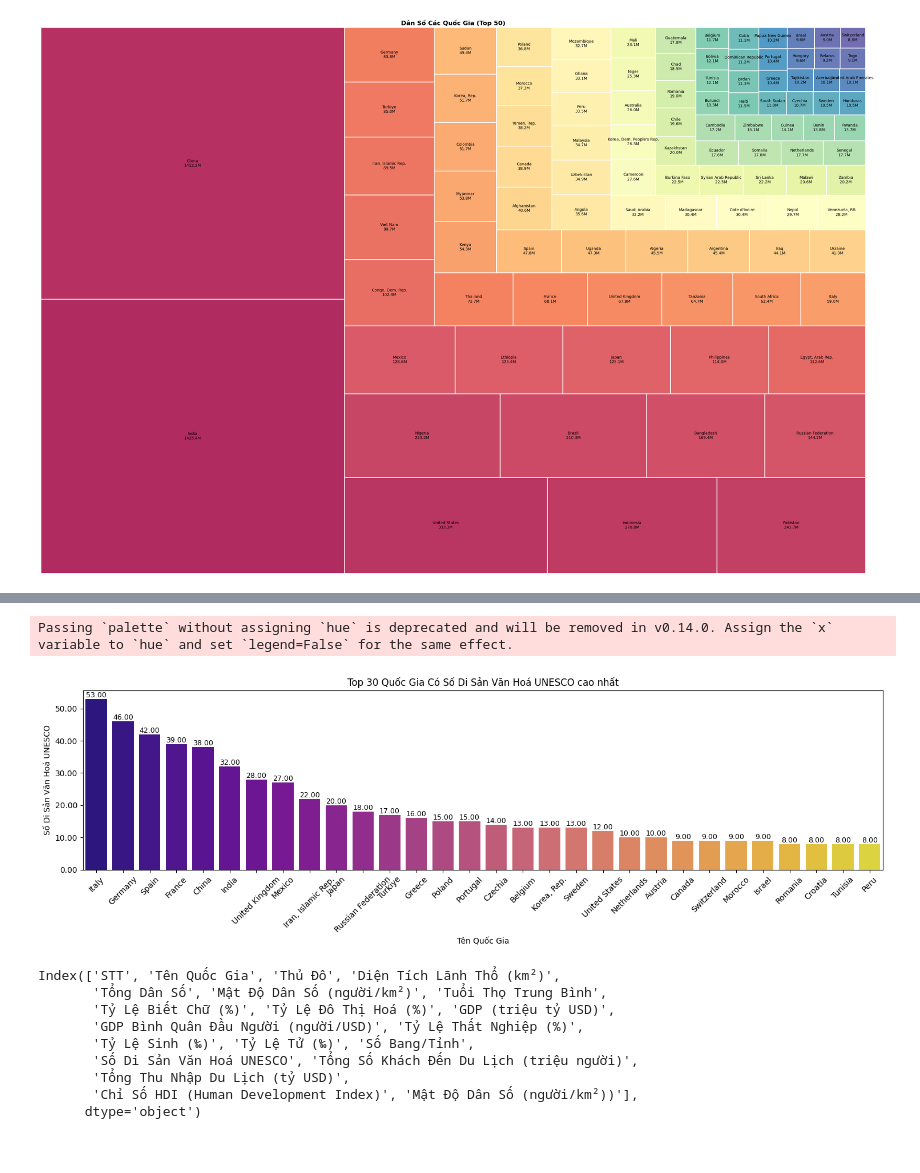
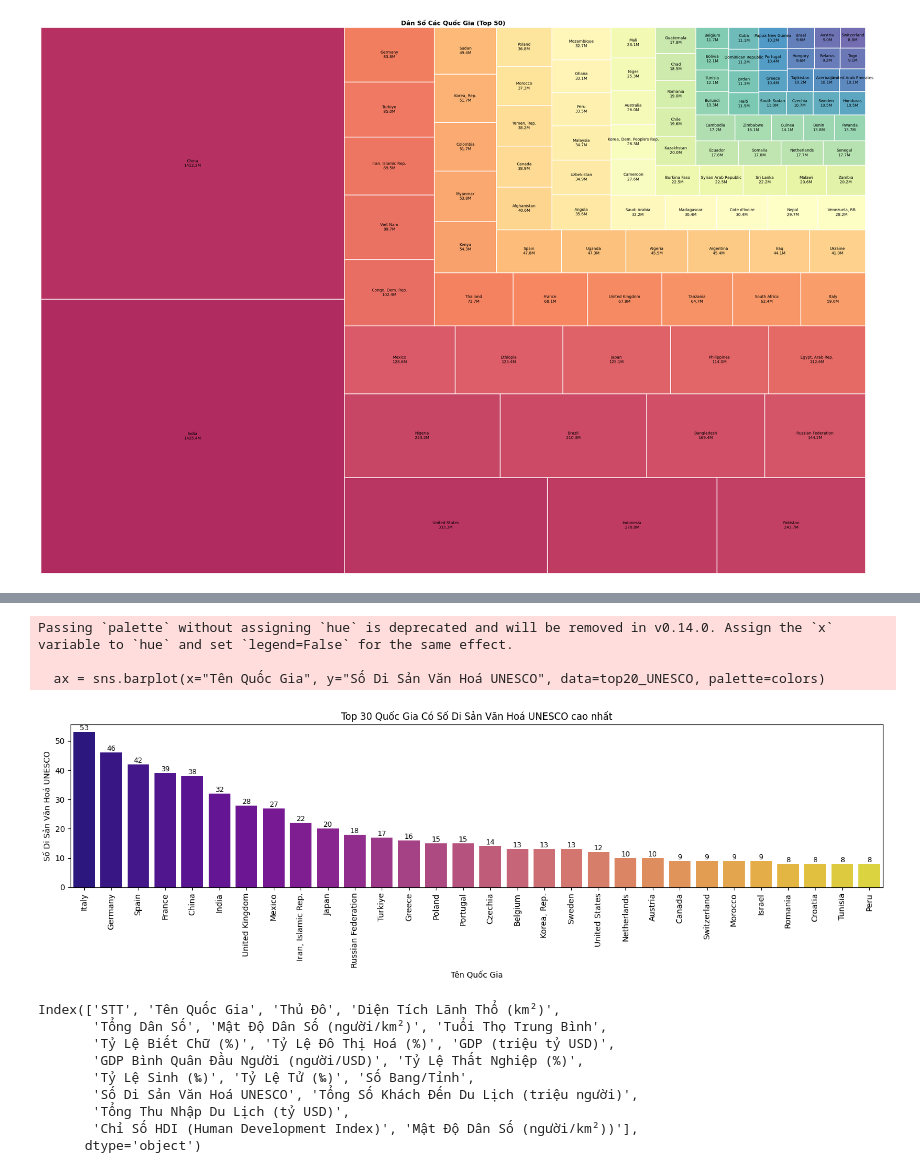
Before and after one commit to HUyEsona/Data-visualization-axis, a Jupyter notebook: main.ipynb, the cells around one changed output, grey strips where cells are left out. Drawn from its saved outputs; the diff is of its cells as text; code cells hidden in the pictures.

```diff
--- a/main.ipynb
+++ b/main.ipynb
@@ -257,17 +285,17 @@ ax = sns.barplot(x="Tên Quốc Gia", y="Tỷ Lệ Sinh (‰)", data=top10_live_
 plt.xticks(rotation=0)
 plt.ylabel("Tỷ Lệ Sinh (‰)", fontsize=10)
 plt.title("Top 10 Quốc Gia Có Tỷ Lệ Sinh Cao Nhất", fontsize=12)
-for idx, row in top10_live_Per.iterrows():
+for i, row in top10_live_Per.iterrows():
     ax.text(
-        x=top10_live_Per.index.get_loc(idx),
+        x=top10_live_Per.index.get_loc(i),
         y=row["Tỷ Lệ Sinh (‰)"],
-        s=f'{row["Tỷ Lệ Sinh (‰)"]:.2f}',
+        s=f'{row["Tỷ Lệ Sinh (‰)"] * 100:.0f}%',
         ha='center',
         va='bottom',
         fontsize=9,
         color='black'
     )
-formatter = FuncFormatter(lambda x, pos: f'{x:.2f}')
+formatter = FuncFormatter(lambda x, pos: f'{x * 100:.0f}%')
 plt.gca().yaxis.set_major_formatter(formatter)
 plt.tight_layout()
 plt.show()
@@ -303,23 +335,24 @@ Passing `palette` without assigning `hue` is deprecated and will be removed in v
 # %%
 df["Tổng Số Khách Đến Du Lịch (triệu người)"] = pd.to_numeric(df["Tổng Số Khách Đến Du Lịch (triệu người)"], errors="coerce")
+
 top10_total_tourist = df.sort_values(by="Tổng Số Khách Đến Du Lịch (triệu người)", ascending=False).head(10)
 colors = sns.color_palette("plasma", len(top10_total_tourist))
 plt.figure(figsize=(15, 5))
 ax = sns.barplot(x="Tên Quốc Gia", y="Tổng Số Khách Đến Du Lịch (triệu người)", data=top10_total_tourist, palette=colors)
 plt.xticks(rotation=0)
 plt.ylabel("Tổng Số Khách Đến Du Lịch (triệu người)", fontsize=10)
-plt.title("Top 10 Quốc Gia Có Tổng Số Khách Đến Du Lịch (triệu người) cao nhất", fontsize=12)
+plt.title("Top 10 Quốc Gia Có Tổng Số Khách Đến Du Lịch cao nhất", fontsize=12)
 for idx, row in top10_total_tourist.iterrows():
     ax.text(
         x=top10_total_tourist.index.get_loc(idx),
         y=row["Tổng Số Khách Đến Du Lịch (triệu người)"],
-        s=f'{row["Tổng Số Khách Đến Du Lịch (triệu người)"]:.2f}',
+        s=f'{row["Tổng Số Khách Đến Du Lịch (triệu người)"] * 100:.0f}',
         ha='center',
         va='bottom',
         fontsize=9,
         color='black'
     )
-formatter = FuncFormatter(lambda x, pos: f'{x:.2f}')
+formatter = FuncFormatter(lambda x, pos: f'{x * 100:.0f}')
 plt.gca().yaxis.set_major_formatter(formatter)
 plt.tight_layout()
 plt.show()
@@ -329,23 +363,0 @@ Passing `palette` without assigning `hue` is deprecated and will be removed in v
-# %%
-df["Tổng Thu Nhập Du Lịch (tỷ USD)"] = pd.to_numeric(df["Tổng Thu Nhập Du Lịch (tỷ USD)"], errors="coerce")
-top30_total_tourist_profit = df.sort_values(by="Tổng Thu Nhập Du Lịch (tỷ USD)", ascending=False).head(30)
-colors = sns.color_palette("plasma", len(top30_total_tourist_profit))
-plt.figure(figsize=(15, 5))
-ax = sns.barplot(x="Tên Quốc Gia", y="Tổng Thu Nhập Du Lịch (tỷ USD)", data=top30_total_tourist_profit, palette=colors)
-plt.xticks(rotation=90)
-plt.ylabel("Tổng Thu Nhập Du Lịch (tỷ USD)", fontsize=10)
-plt.title("Top 30 Quốc Gia Có Tổng Thu Nhập Du Lịch (tỷ USD) cao nhất", fontsize=12)
-for idx, row in top30_total_tourist_profit.iterrows():
-    ax.text(
-        x=top30_total_tourist_profit.index.get_loc(idx),
-        y=row["Tổng Thu Nhập Du Lịch (tỷ USD)"],
-        s=f'{row["Tổng Thu Nhập Du Lịch (tỷ USD)"]:.2f}',
-        ha='center',
-        va='bottom',
-        fontsize=9,
-        color='black'
-    )
-formatter = FuncFormatter(lambda x, pos: f'{x:.2f}')
-plt.gca().yaxis.set_major_formatter(formatter)
-plt.tight_layout()
-plt.show()
@@ -355,29 +364,31 @@ Passing `palette` without assigning `hue` is deprecated and will be removed in v
 # %%
 df["Số Di Sản Văn Hoá UNESCO"] = pd.to_numeric(df["Số Di Sản Văn Hoá UNESCO"], errors="coerce")
 top20_UNESCO = df.sort_values(by="Số Di Sản Văn Hoá UNESCO", ascending=False).head(30)
 colors = sns.color_palette("plasma", len(top20_UNESCO))
 plt.figure(figsize=(15, 5))
 ax = sns.barplot(x="Tên Quốc Gia", y="Số Di Sản Văn Hoá UNESCO", data=top20_UNESCO, palette=colors)
-plt.xticks(rotation=45)
+plt.xticks(rotation=(90))
 plt.ylabel("Số Di Sản Văn Hoá UNESCO", fontsize=10)
 plt.title("Top 30 Quốc Gia Có Số Di Sản Văn Hoá UNESCO cao nhất", fontsize=12)
 for idx, row in top20_UNESCO.iterrows():
     ax.text(
         x=top20_UNESCO.index.get_loc(idx),
         y=row["Số Di Sản Văn Hoá UNESCO"],
-        s=f'{row["Số Di Sản Văn Hoá UNESCO"]:.2f}',
+        s=f'{int(row["Số Di Sản Văn Hoá UNESCO"])}',
         ha='center',
         va='bottom',
         fontsize=9,
         color='black'
     )
-formatter = FuncFormatter(lambda x, pos: f'{x:.2f}')
+formatter = FuncFormatter(lambda x, pos: f'{int(x)}')
 plt.gca().yaxis.set_major_formatter(formatter)
 plt.tight_layout()
 plt.show()
 # %% [output]
 Passing `palette` without assigning `hue` is deprecated and will be removed in v0.14.0. Assign the `x` variable to `hue` and set `legend=False` for the same effect.
+
+  ax = sns.barplot(x="Tên Quốc Gia", y="Số Di Sản Văn Hoá UNESCO", data=top20_UNESCO, palette=colors)
-[figure, old version]
+[figure, new version]
 # %%
 print(df.columns)
 # %% [output]
```
Also changed, not shown: parts of 25 cells of this notebook.
